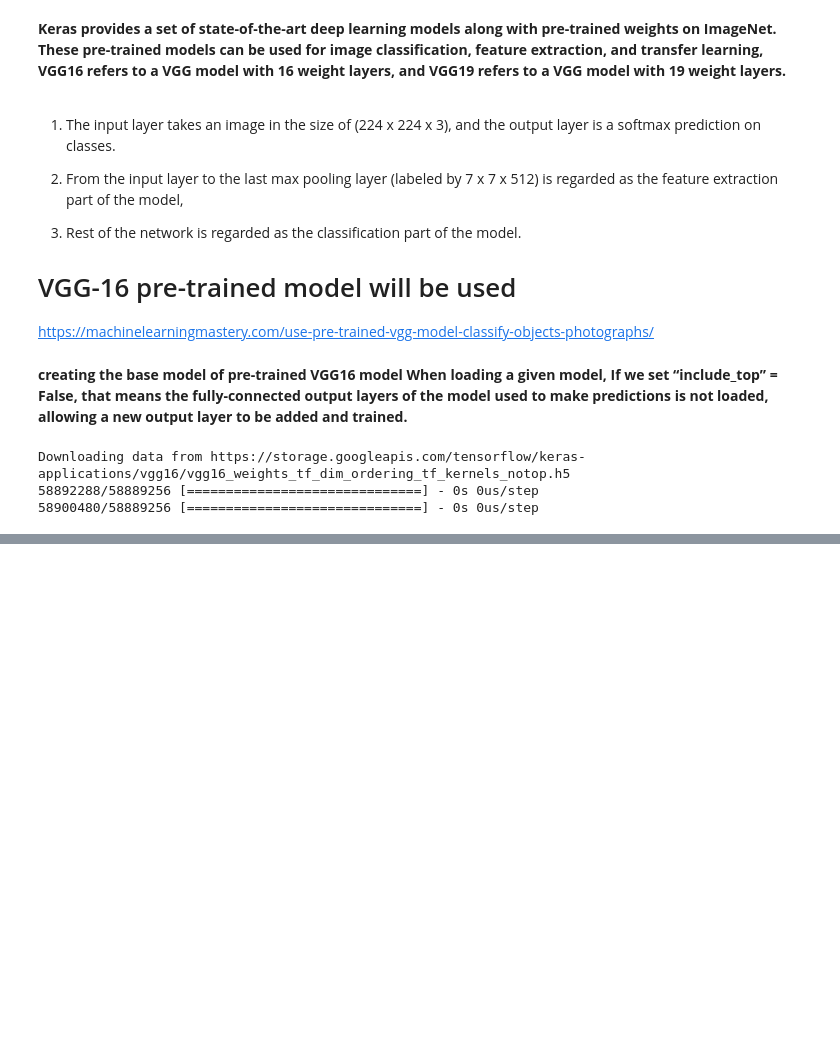
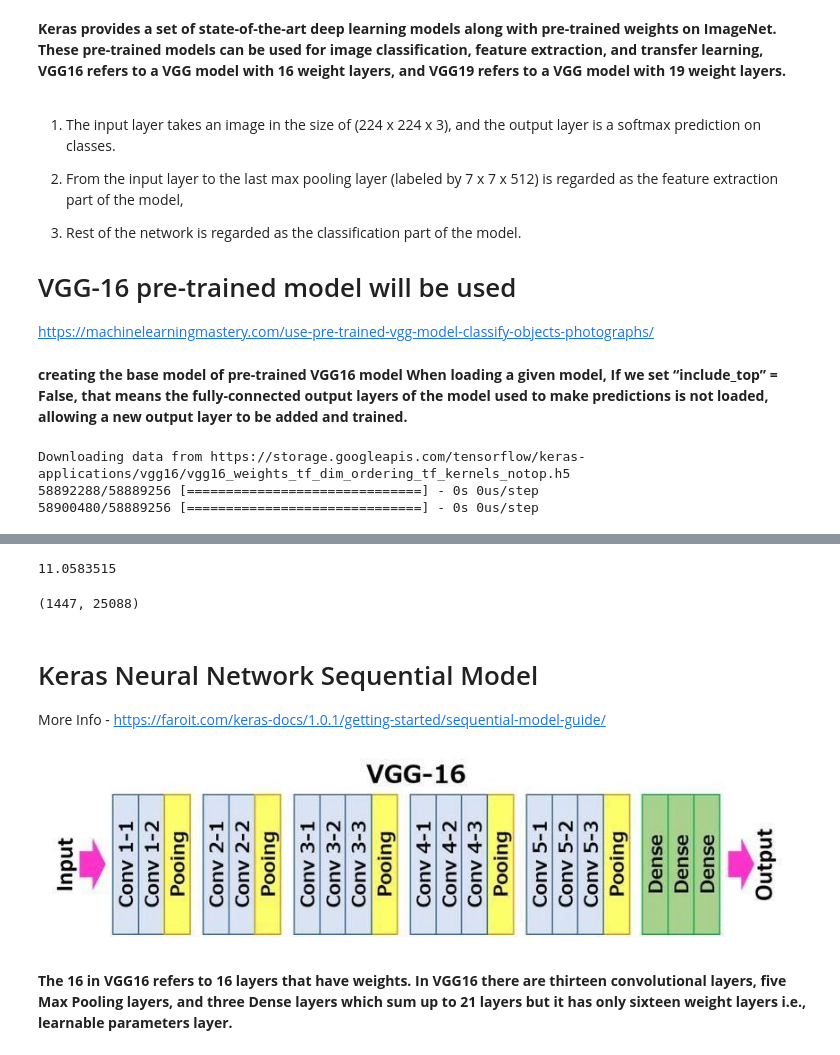
Before and after one commit to merrymasti015/CAP2022GRP09, a Jupyter notebook: PCAMZC321_Group09_FireEventDetection_PreProcessing.ipynb, the cells around one changed output, grey strips where cells are left out. Drawn from its saved outputs; the diff is of its cells as text; code cells hidden in the pictures; blank space fills up the shorter version.

```diff
--- a/PCAMZC321_Group09_FireEventDetection_PreProcessing.ipynb
+++ b/PCAMZC321_Group09_FireEventDetection_PreProcessing.ipynb
@@ -1064,0 +1117,5 @@ X_train.shape
+# %%
+# normalize the pixel values, i.e., keep the pixel values between 0 and 1. This helps the model to converge faster.
+X_train.max()
+# %% [output]
+11.0583515
@@ -1064,0 +1126,15 @@ X_train.shape
+# %%
+# shape of images
+X_train.shape
+# %% [output]
+(1447, 25088)
+# %% [markdown]
+# Keras Neural Network Sequential Model
+More Info - https://faroit.com/keras-docs/1.0.1/getting-started/sequential-model-guide/
+# %%
+from IPython import display
+display.Image("/content/gdrive/MyDrive/VGG16_Layers.jpg")
+# %% [output]
+[figure, added]
+# %% [markdown]
+**The 16 in VGG16 refers to 16 layers that have weights. In VGG16 there are thirteen convolutional layers, five Max Pooling layers, and three Dense layers which sum up to 21 layers but it has only sixteen weight layers i.e., learnable parameters layer.**
```
Also changed, not shown: parts of 30 cells of this notebook.
